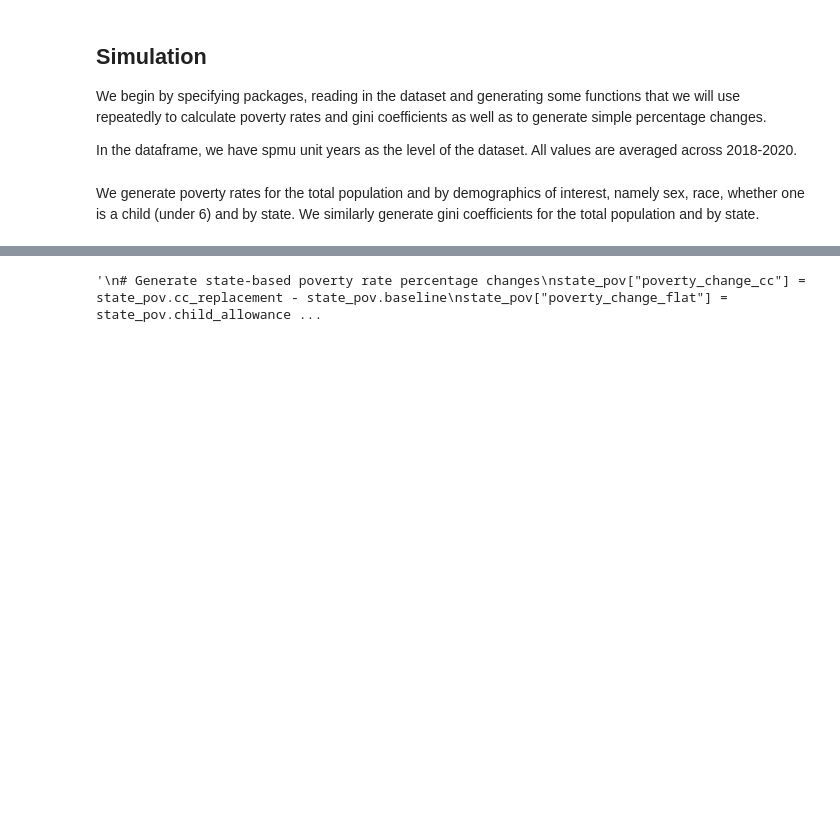
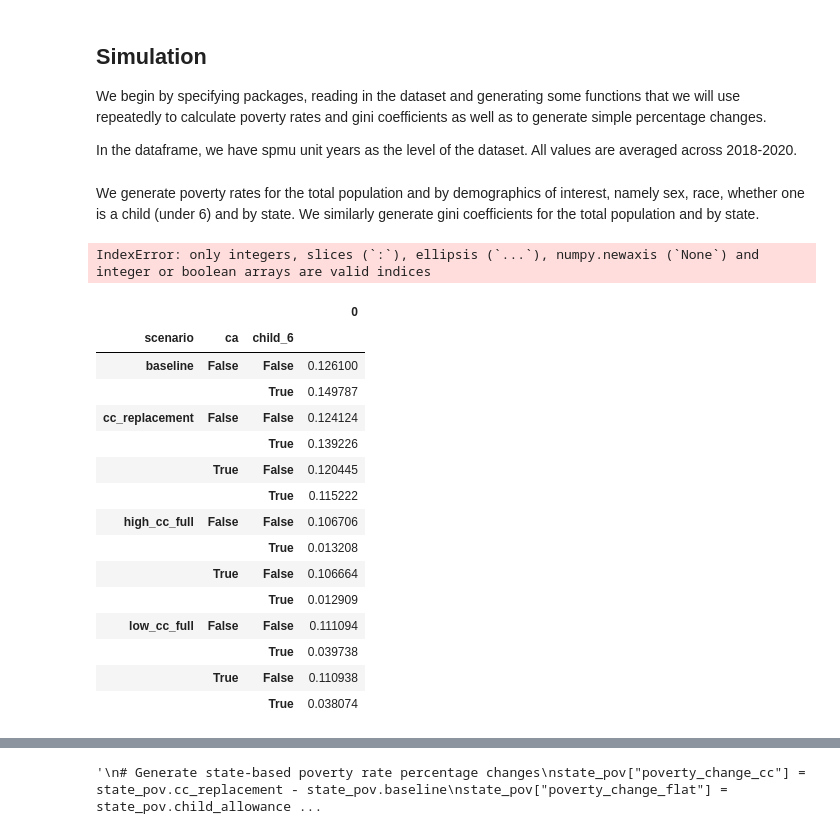
Before and after one commit to UBICenter/child-allowance, a Jupyter notebook: jb/CAllowance.ipynb, the cells around one changed output, grey strips where cells are left out. Saved outputs shown, nothing was run; the diff lists cells and outputs as text; code cells hidden in the pictures; blank space fills up the shorter version.

```diff
--- a/jb/CAllowance.ipynb
+++ b/jb/CAllowance.ipynb
@@ -9,11 +9,14 @@ import pandas as pd
 import numpy as np
 import us
 import plotly.express as px
+import plotly.graph_objects as go
 from ubicenter import format_fig
 
 person_sim = pd.read_csv(
-    "jb/data/cps_00003.csv.gz",
+    "C:\\Users\\John Walker\\Desktop\\person_sim.csv.gz",
+    # "jb/data/person_sim.csv.gz",
     compression="gzip")
+person_sim.rename(columns={'scenario':'Scenario'}, inplace=True)
 # %%
 # Define a function to calculate poverty rates from the poverty flag
 def pov(data, group):
@@ -41,13 +44,14 @@ def percent_change(new, old):
 We generate poverty rates for the total population and by demographics of interest, namely sex, race, whether one is a child (under 6) and by state. We similarly generate gini coefficients for the total population and by state.
 # %%
 # Poverty rates by demographics of interest
-poverty_rate = pov(person_sim, ["sim"]) # Overall poverty rate
-poverty_rate_sex = pov(person_sim, ["sim", "sex"]) # Poverty rates by sex
-poverty_rate_race_hispan = pov(person_sim, ["sim", "race_hispan"])  # Poverty rates by race
-poverty_rate_child = pov(person_sim[person_sim.child_6], ["sim", "ca"]) # Child poverty rate
+poverty_rate = pov(person_sim, ["scenario", "ca"]) # Overall poverty rate
+poverty_rate_sex = pov(person_sim, ["scenario", "ca", "sex"]) # Poverty rates by sex
+poverty_rate_race_hispan = pov(person_sim, ["scenario", "ca", "race_hispan"])  # Poverty rates by race
+poverty_rate_age = pov(person_sim, ["scenario", "ca", "age_cat"]) # Poverty rate by child age
+poverty_rate_child = pov(person_sim, ["scenario", "ca", "child_6"]) # Poverty rate by child age
 
 # State-based poverty rates
-poverty_rate_state = pov(person_sim, ["sim", "state"])
+poverty_rate_state = pov(person_sim, ["scenario", "ca", "state"])
 
 # Rename constructed poverty_rates
 poverty_rates = [
@@ -55,7 +59,10 @@ poverty_rates = [
     poverty_rate_sex,
     poverty_rate_race_hispan,
     poverty_rate_state,
-    poverty_rate_child,
+    poverty_rate_age,
 ]
 for i in poverty_rates:
     i.rename({0: "poverty_rate"}, axis=1, inplace=True)
+
+for j in poverty_rates:
+    j = j.reset_index(inplace=True)
@@ -61,0 +107,4 @@ for i in poverty_rates:
+# %%
+poverty_rate.columns
+# %% [output]
+IndexError: only integers, slices (`:`), ellipsis (`...`), numpy.newaxis (`None`) and integer or boolean arrays are valid indices
@@ -61,0 +189,19 @@ for i in poverty_rates:
+# %%
+poverty_rate_child
+# %% [output]
+|  |  |  | 0 |
+| scenario | ca | child_6 |  |
+| baseline | False | False | 0.126100 |
+|  |  | True | 0.149787 |
+| cc_replacement | False | False | 0.124124 |
+|  |  | True | 0.139226 |
+|  | True | False | 0.120445 |
+|  |  | True | 0.115222 |
+| high_cc_full | False | False | 0.106706 |
+|  |  | True | 0.013208 |
+|  | True | False | 0.106664 |
+|  |  | True | 0.012909 |
+| low_cc_full | False | False | 0.111094 |
+|  |  | True | 0.039738 |
+|  | True | False | 0.110938 |
+|  |  | True | 0.038074 |
```
Also changed, not shown: parts of 21 cells of this notebook, 2 other files.
